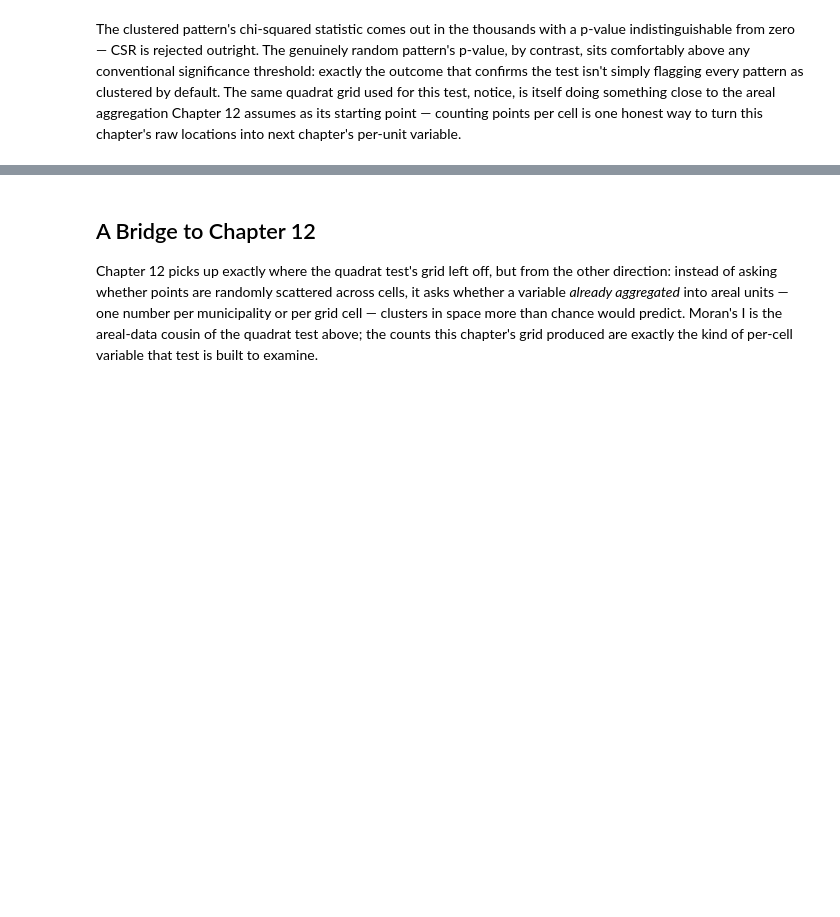
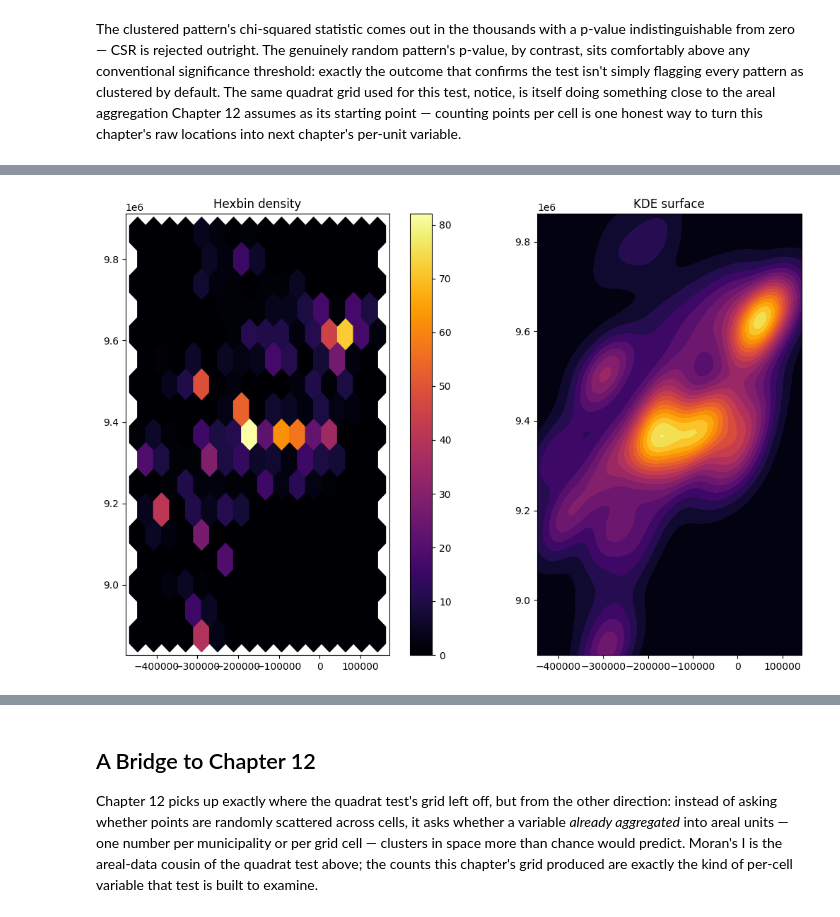
Before and after one commit to LambdaGeo/geospatial-modeling-python, a Jupyter notebook: docs/part2/ch11_pointpatterns.ipynb, the cells around one changed output, grey strips where cells are left out. Cells and saved outputs as stored; diff of their text form; code cells hidden in the pictures; blank space fills up the shorter version.

```diff
--- a/docs/part2/ch11_pointpatterns.ipynb
+++ b/docs/part2/ch11_pointpatterns.ipynb
@@ -126,0 +155,21 @@ The clustered pattern's chi-squared statistic comes out in the thousands with a
+# %%
+fig, axes = plt.subplots(1, 2, figsize=(12, 7))
+
+hb = axes[0].hexbin(fire_points[:, 0], fire_points[:, 1], gridsize=15, cmap="inferno")
+axes[0].set_title("Hexbin density")
+axes[0].set_aspect("equal")
+plt.colorbar(hb, ax=axes[0])
+
+kde_fire = gaussian_kde(fire_points.T)
+xg, yg = np.mgrid[
+    fire_points[:, 0].min():fire_points[:, 0].max():100j,
+    fire_points[:, 1].min():fire_points[:, 1].max():100j,
+]
+density_fire = kde_fire(np.vstack([xg.ravel(), yg.ravel()])).reshape(xg.shape)
+axes[1].contourf(xg, yg, density_fire, levels=20, cmap="inferno")
+axes[1].set_title("KDE surface")
+axes[1].set_aspect("equal")
+
+plt.tight_layout()
+# %% [output]
+[figure, added]
```
Also changed, not shown: parts of 14 cells of this notebook, 5 other files.
